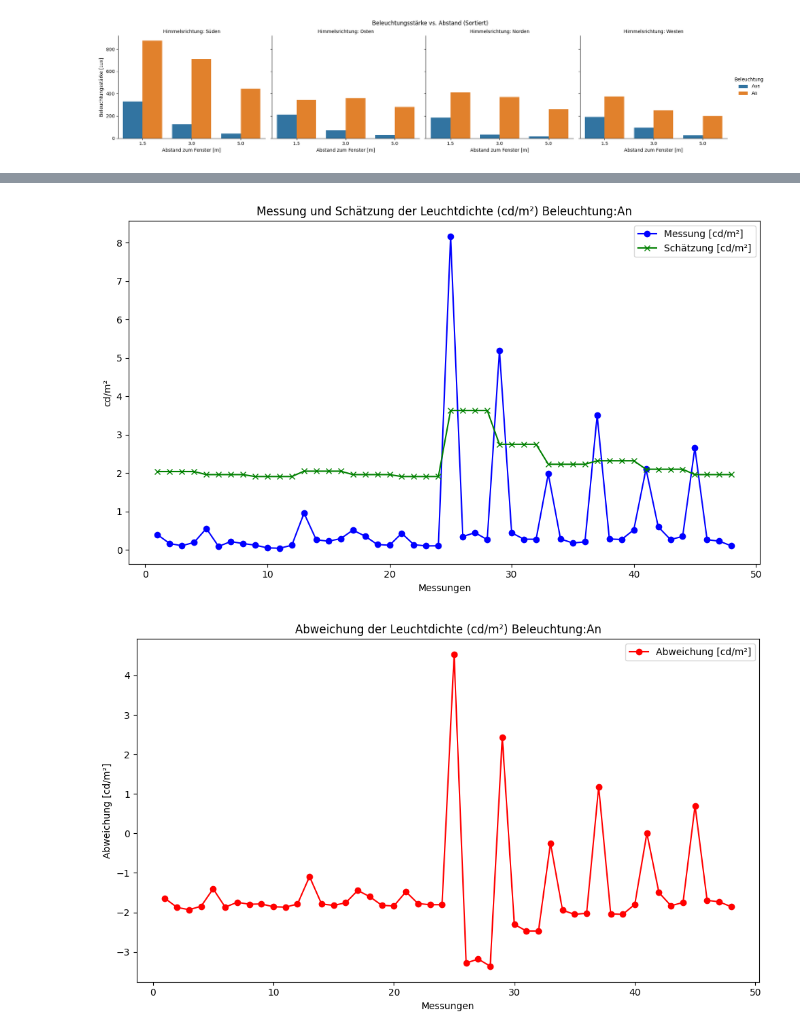
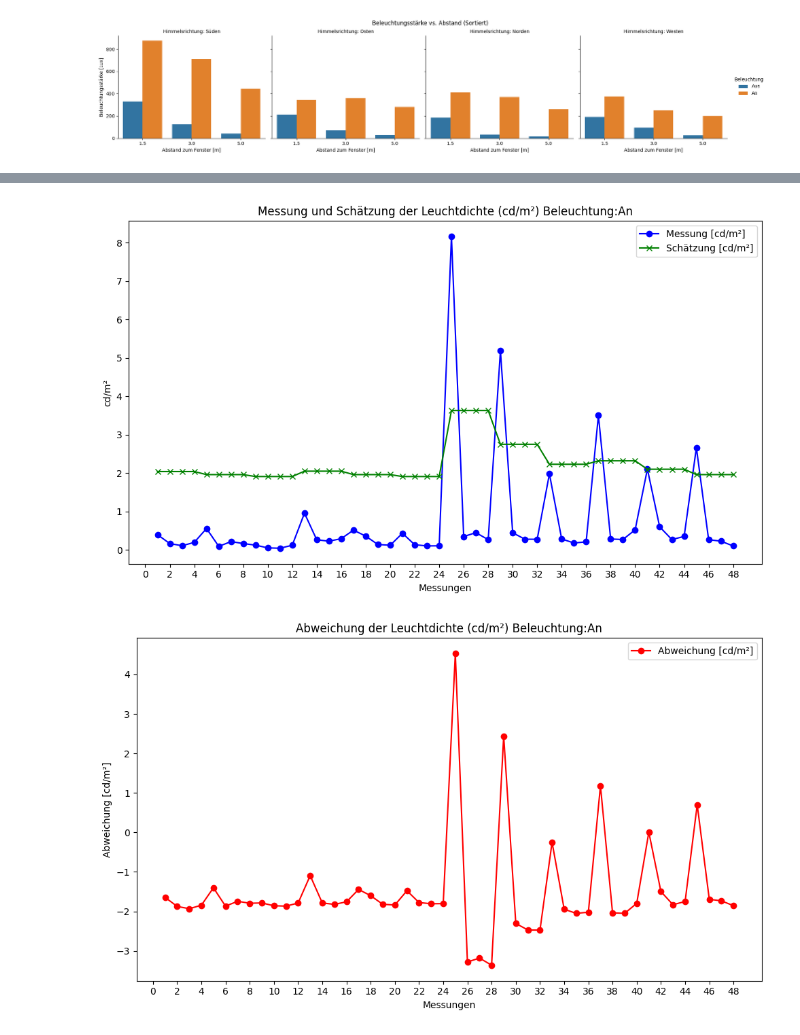
Before and after one commit to Nicola386/Code-Git, a Jupyter notebook: Validierung.ipynb, the cells around one changed output, grey strips where cells are left out. Cells and saved outputs as stored; diff of their text form; code cells hidden in the pictures.

```diff
--- a/Validierung.ipynb
+++ b/Validierung.ipynb
@@ -1586,33 +1588,35 @@ plt.xlabel('Messungen')
 plt.ylabel('cd/m²')
 plt.title('Messung und Schätzung der Leuchtdichte (cd/m²) Beleuchtung:An')
 
+ax.text(12,-0.15,"test",fontsize=12)
 # Legende hinzufügen
 plt.legend()
+plt.xticks(np.arange(0,50,2))
 
 # Plot anzeigen
 plt.tight_layout()
 plt.show()
 
 # Berechnung der Abweichung zwischen Leuchtdichte und Schätzung
 abweichung_cd_m2_2 = [leuchtdichte - schatzung for leuchtdichte, schatzung in zip(leuchtdichte_cd_m2_2, schatzung_cd_m2_2)]
 
 # Erstellen eines neuen Plots für die Abweichung
 plt.figure(figsize=(10, 6))
 
 # Plot für Abweichung [cd/m²]
 plt.plot(messungen_2, abweichung_cd_m2_2, label='Abweichung [cd/m²]', marker='o', color='red')
 
 # Achsenbeschriftungen und Titel
 plt.xlabel('Messungen')
 plt.ylabel('Abweichung [cd/m²]')
 plt.title('Abweichung der Leuchtdichte (cd/m²) Beleuchtung:An')
 
 # Legende hinzufügen
 plt.legend()
-
+plt.xticks(np.arange(0,50,2))
 # Plot anzeigen
 plt.tight_layout()
 plt.show()
 # %% [output]
-[figure, old version]
+[figure, new version]
-[figure, old version]
+[figure, new version]
```
Also changed, not shown: parts of 2 cells of this notebook.
